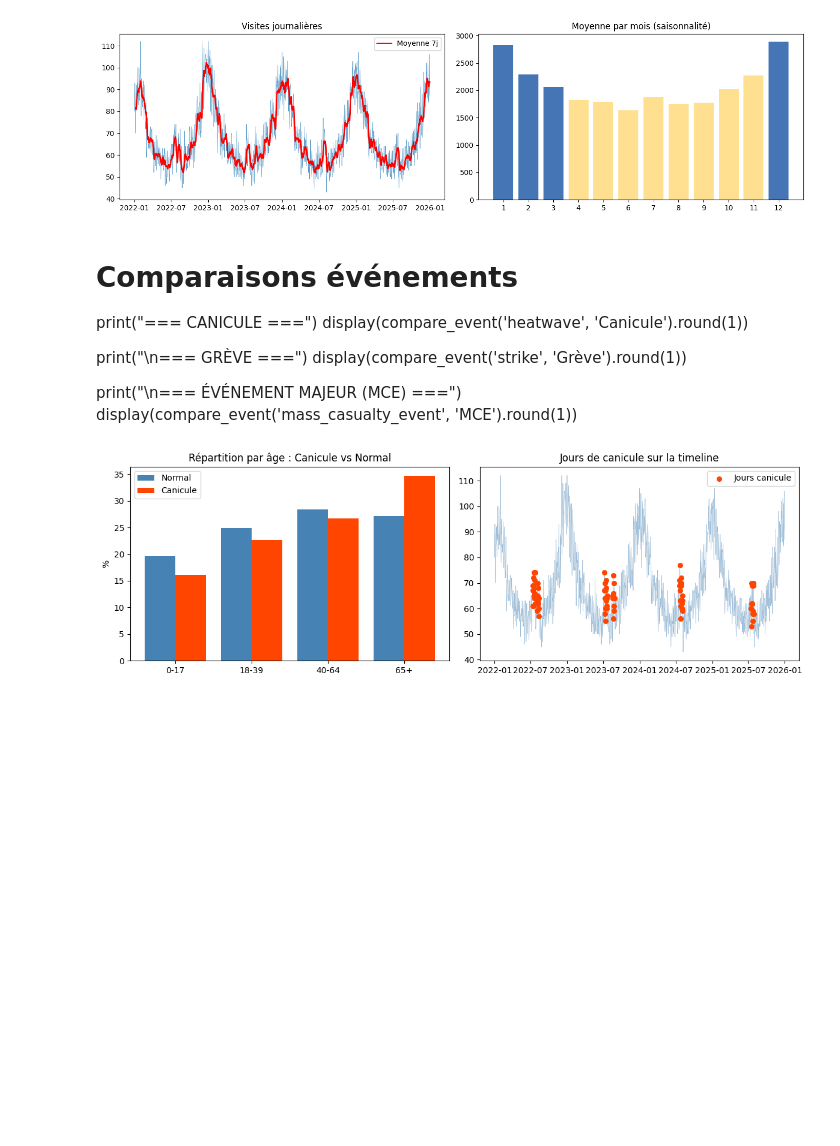
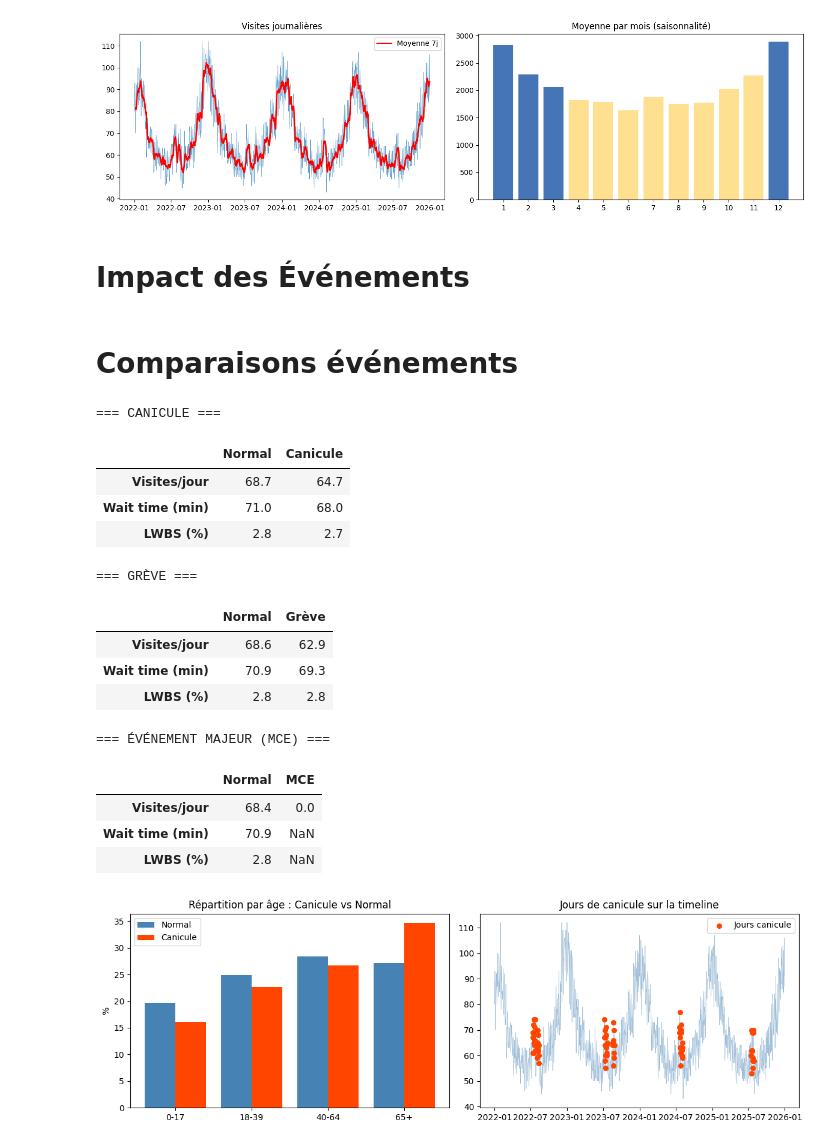
Before and after one commit to Nolwenn123/data_project, a Jupyter notebook: analysis/eda.ipynb, the cells around one changed output. Drawn from its saved outputs; the diff is of its cells as text; code cells hidden in the pictures; blank space fills up the shorter version.

```diff
--- a/analysis/eda.ipynb
+++ b/analysis/eda.ipynb
@@ -122,3 +98,5 @@ plt.tight_layout(); plt.show()
+# %% [markdown]
+# Impact des Événements
 # %%
 # Fonction helper pour comparer événement vs normal
 def compare_event(event_col, event_name):
@@ -136,14 +114,31 @@ def compare_event(event_col, event_name):
     }, index=['Visites/jour', 'Wait time (min)', 'LWBS (%)'])
 # %% [markdown]
 # Comparaisons événements
-print("=== CANICULE ===")
-display(compare_event('heatwave', 'Canicule').round(1))
-
-print("\n=== GRÈVE ===")
-display(compare_event('strike', 'Grève').round(1))
-
-print("\n=== ÉVÉNEMENT MAJEUR (MCE) ===")
-display(compare_event('mass_casualty_event', 'MCE').round(1))
+# %%
+print("=== CANICULE ===")
+display(compare_event('heatwave', 'Canicule').round(1))
+
+print("\n=== GRÈVE ===")
+display(compare_event('strike', 'Grève').round(1))
+
+print("\n=== ÉVÉNEMENT MAJEUR (MCE) ===")
+display(compare_event('mass_casualty_event', 'MCE').round(1))
+# %% [output]
+=== CANICULE ===
+|  | Normal | Canicule |
+| Visites/jour | 68.7 | 64.7 |
+| Wait time (min) | 71.0 | 68.0 |
+| LWBS (%) | 2.8 | 2.7 |
+=== GRÈVE ===
+|  | Normal | Grève |
+| Visites/jour | 68.6 | 62.9 |
+| Wait time (min) | 70.9 | 69.3 |
+| LWBS (%) | 2.8 | 2.8 |
+=== ÉVÉNEMENT MAJEUR (MCE) ===
+|  | Normal | MCE |
+| Visites/jour | 68.4 | 0.0 |
+| Wait time (min) | 70.9 | NaN |
+| LWBS (%) | 2.8 | NaN |
 # %%
 # Graphique canicule : impact sur personnes âgées
 hw_dates = df_context[df_context['heatwave'] == 1]['date']
```
Also changed, not shown: parts of 10 cells of this notebook, 2 other files.
